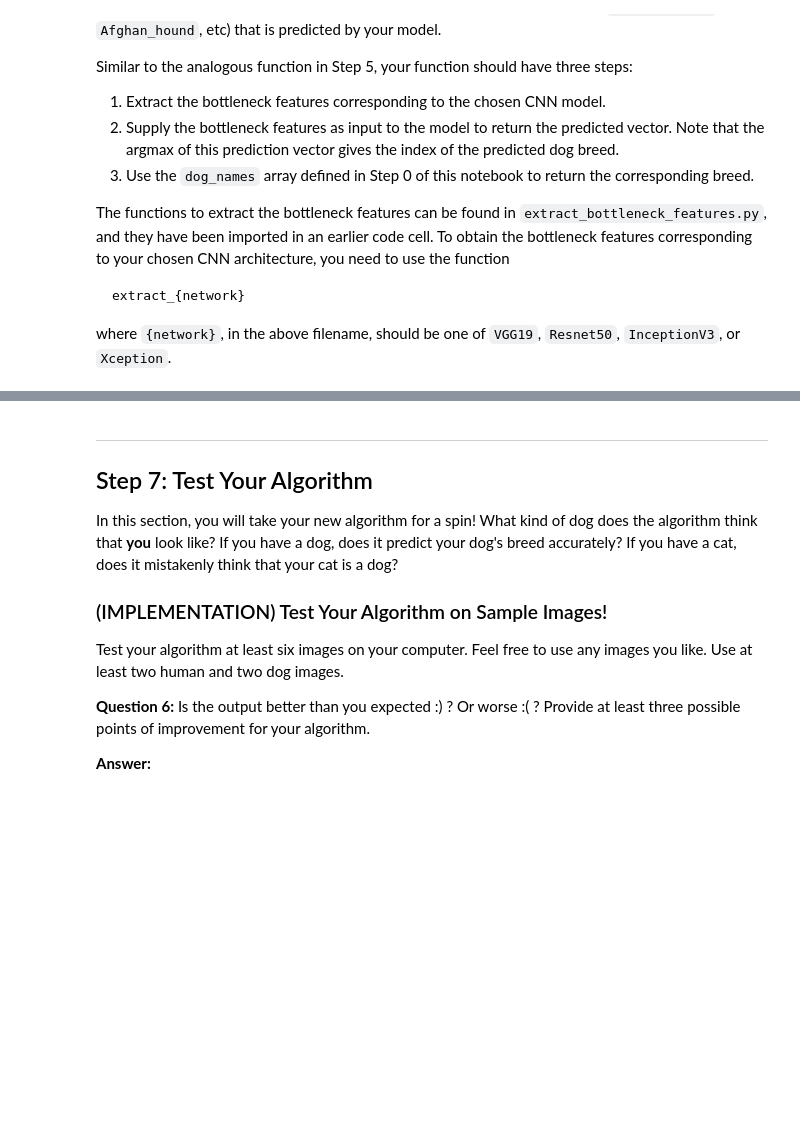
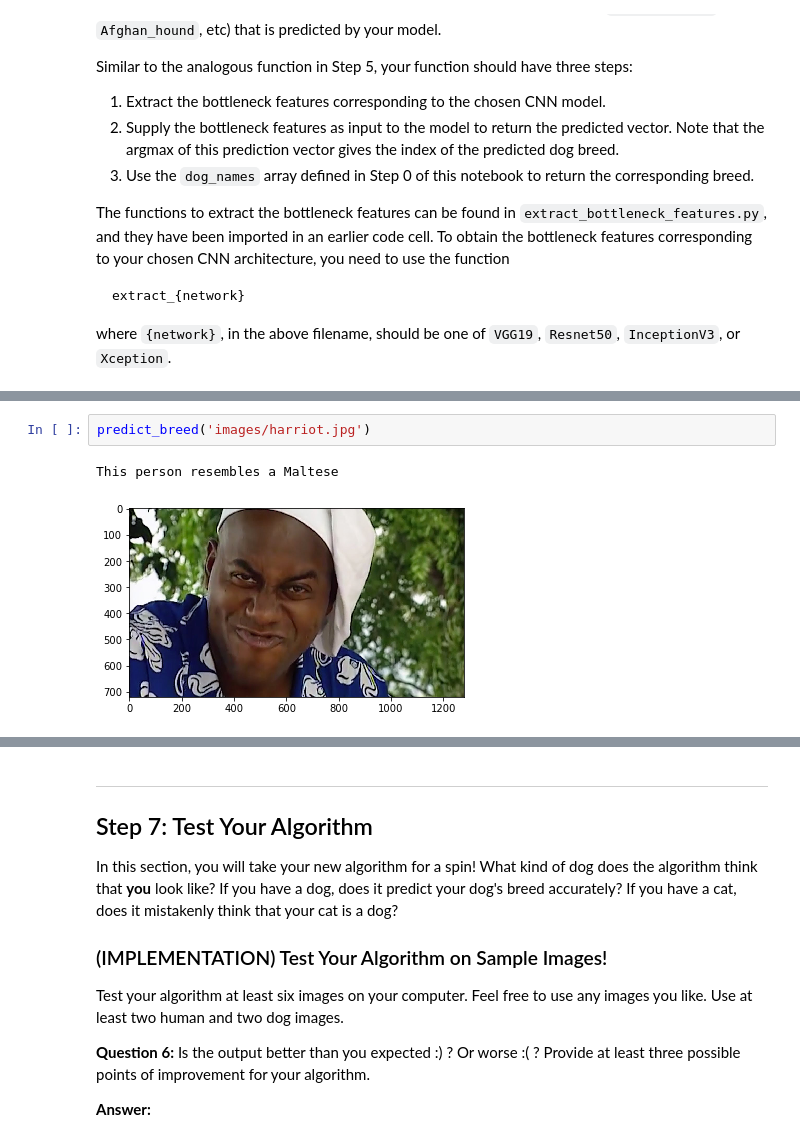
Before and after one commit to Venka97/Dog-breed-classification, a Jupyter notebook: dog_app.ipynb, the cells around one changed output, grey strips where cells are left out. Drawn from its saved outputs; the diff is of its cells as text; blank space fills up the shorter version.

```diff
--- a/dog_app.ipynb
+++ b/dog_app.ipynb
@@ -753,0 +759,5 @@ FileNotFoundError: [Errno 2] No such file or directory: 'images/me.jpg'
+# %%
+predict_breed('images/harriot.jpg')
+# %% [output]
+This person resembles a Maltese
+[figure, added]
```
Also changed, not shown: parts of 15 cells of this notebook, 9 other files.
